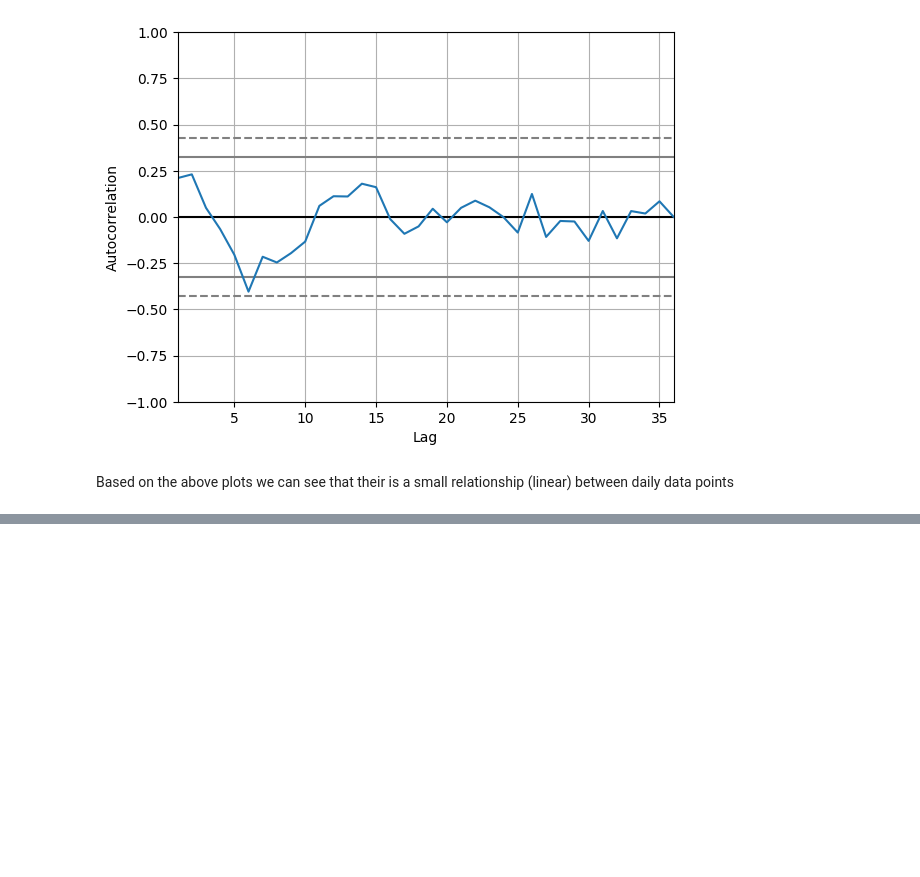
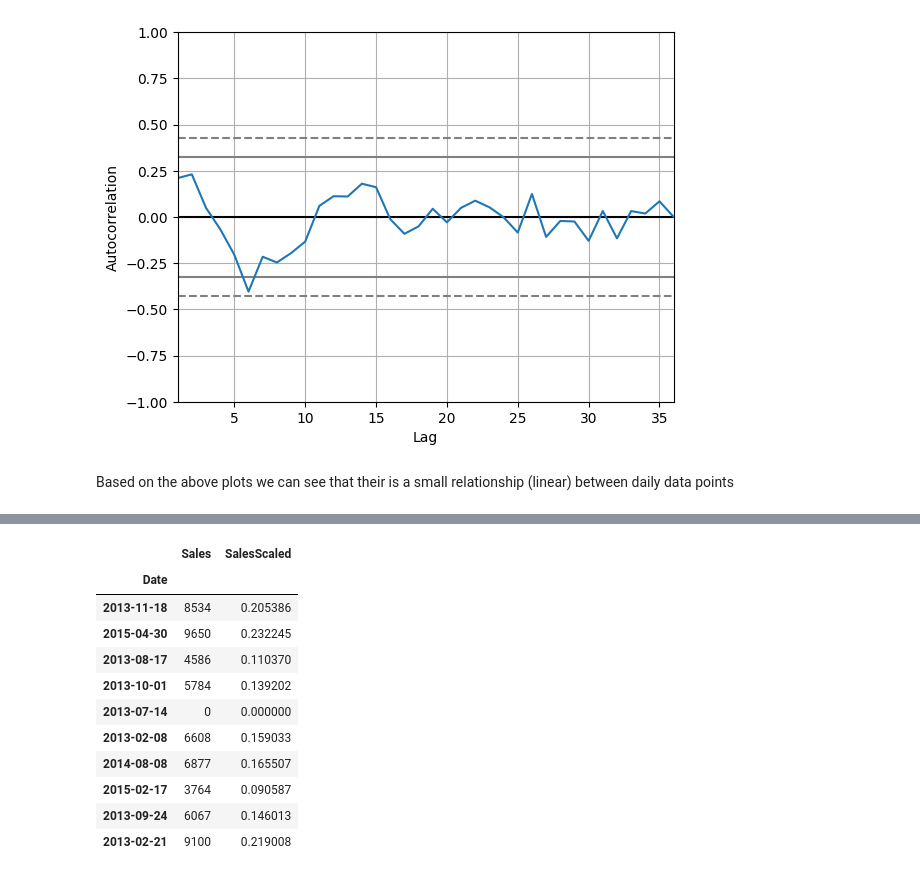
Before and after one commit to Nathnael12/pharmaceutical-sales-prediction, a Jupyter notebook: notbooks/lstm.ipynb, the cells around one changed output, grey strips where cells are left out. Cells and saved outputs as stored; diff of their text form; code cells hidden in the pictures; blank space fills up the shorter version.

```diff
--- a/notbooks/lstm.ipynb
+++ b/notbooks/lstm.ipynb
@@ -81,0 +98,19 @@ Based on the above plots we can see that their is  a small relationship (linear)
+# %%
+scaler = MinMaxScaler()
+scaler.fit(store_sales.Sales.values.reshape([-1, 1]))
+houseSalesScaled = scaler.transform(store_sales.Sales.values.reshape(-1, 1))
+store_sales['SalesScaled'] = houseSalesScaled
+store_sales.sample(10)
+# %% [output]
+|  | Sales | SalesScaled |
+| Date |  |  |
+| 2013-11-18 | 8534 | 0.205386 |
+| 2015-04-30 | 9650 | 0.232245 |
+| 2013-08-17 | 4586 | 0.110370 |
+| 2013-10-01 | 5784 | 0.139202 |
+| 2013-07-14 | 0 | 0.000000 |
+| 2013-02-08 | 6608 | 0.159033 |
+| 2014-08-08 | 6877 | 0.165507 |
+| 2015-02-17 | 3764 | 0.090587 |
+| 2013-09-24 | 6067 | 0.146013 |
+| 2013-02-21 | 9100 | 0.219008 |
```
Also changed, not shown: parts of 21 cells of this notebook, 7 other files.
